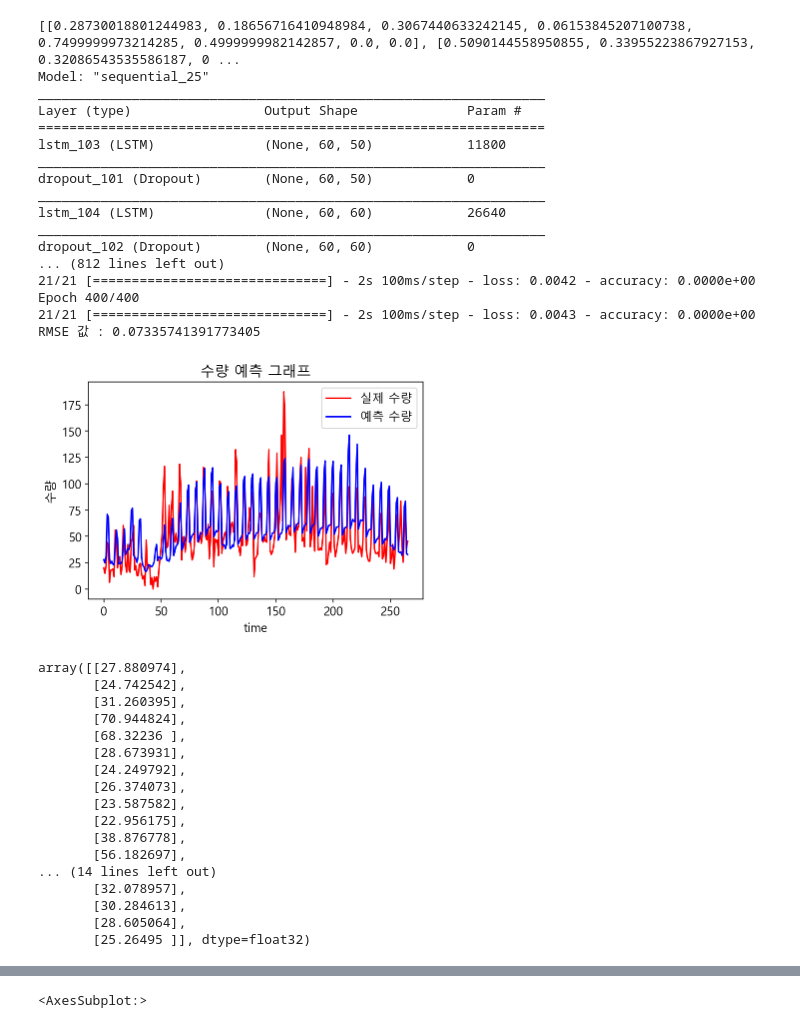
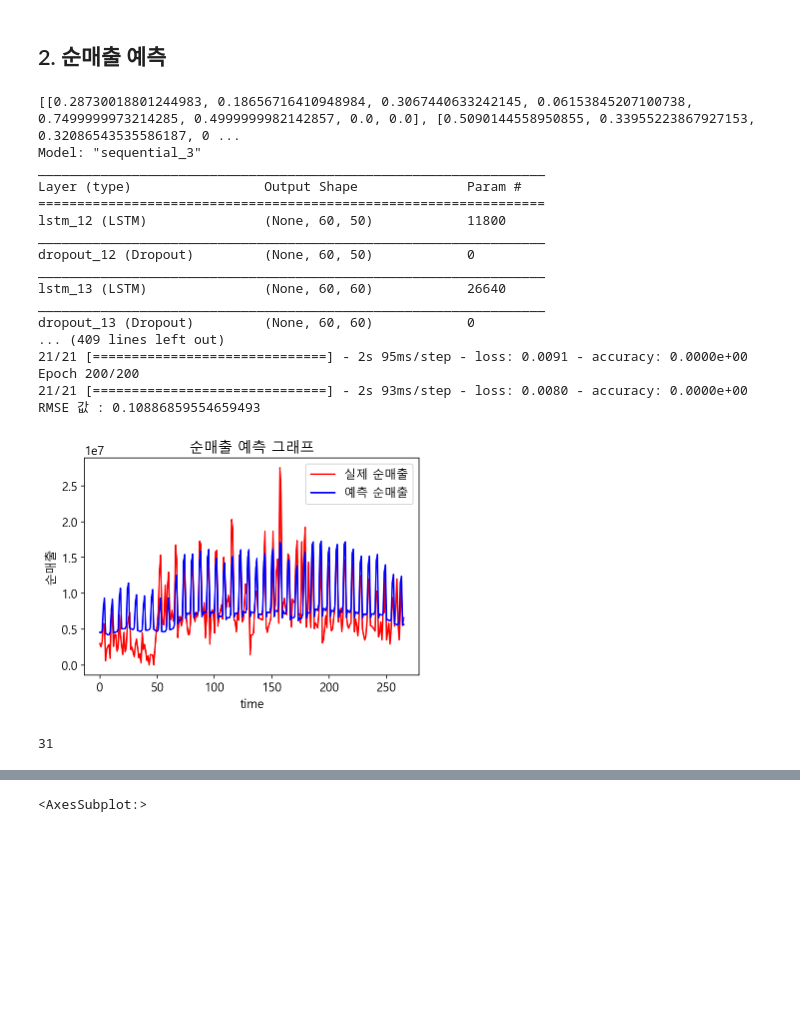
Before and after one commit to anntae1202/-, a Jupyter notebook: raw-super.ipynb, the cells around one changed output, grey strips where cells are left out. Drawn from its saved outputs; the diff is of its cells as text; code cells hidden in the pictures; blank space fills up the shorter version.

```diff
--- a/raw-super.ipynb
+++ b/raw-super.ipynb
@@ -19,9 +0,0 @@ memory usage: 59.1+ KB
-# %%
-import numpy as np
-import pandas as pd
-
-data=pd.read_csv("./Raw.csv",thousands = ',')
-data.head(30)
-data.head()
-data.tail()
-#2020년 1월은 31일까지 존재. 1월 1일은 944번째.즉, 974번째까지 예측
@@ -43,9 +190,11 @@ Index(['판매일자', ' 매출', ' 순매출', ' 수량', ' 평균소비자가'
+# %% [markdown]
+## 2. 순매출 예측
 # %%
-# lstm 수량 예측
-
 from tensorflow.keras import Sequential
 from tensorflow.keras.layers import Dense, LSTM, Dropout
 import numpy as np
+import pandas as pd
+from datetime import datetime
 import matplotlib.pyplot as plt
 import matplotlib as mpl
 import matplotlib.pylab as pllt
@@ -54,7 +203,6 @@ raw_df=pd.read_csv("./Raw.csv",thousands = ',')
 raw_df=raw_df.rename(columns={' 매출':'매출',' 순매출':'순매출',
                                 ' 수량':'수량', ' 평균소비자가':'평균소비자가',
                                 ' Stores':'Stores', ' SKU':'SKU'})
-
 
 ##### 새로운 변수 추가######
 
@@ -89,7 +237,7 @@ dfx = raw_df[['순매출','수량', '평균소비자가',
               'week','highsku']] # 이거 갯수=data_size 수
 
 dfx = MinMaxScaler1(dfx)
-dfy = dfx[['수량']]
+dfy = dfx[['순매출']]
 
 x = dfx.values.tolist()
 y = dfy.values.tolist()
@@ -155,72 +303,55 @@ print(f"RMSE 값 : {rmse}")
 
 
 # 역정규화 필요
-scale=1/(dfx['수량']/raw_df['수량'])
+scale=1/(dfx['순매출']/raw_df['순매출'])
 
 
 #print(scale)
 #%% 역정규화시켜야함.즉, 원래의 데이터로 만들어야해서
 pred_y=pred_y*scale[0]
 test_y=test_y*scale[0]
 #print(pred_y)
 #print(test_y)
-
 
 
 # Visualising the results
 %matplotlib inline
 
 plt.figure()
 pllt.rcParams["font.family"]="Malgun Gothic"
 pllt.rcParams["font.size"]=12
 pllt.rcParams["figure.figsize"]=(14,4)
 mpl.rcParams['axes.unicode_minus']=False
 
-plt.plot(test_y, color='red', label='실제 수량')
-plt.plot(pred_y, color='blue', label='예측 수량')
-plt.title('수량 예측 그래프')
+plt.plot(test_y, color='red', label='실제 순매출')
+plt.plot(pred_y, color='blue', label='예측 순매출')
+plt.title('순매출 예측 그래프')
 plt.xlabel('time')
-plt.ylabel('수량')
+plt.ylabel('순매출')
 plt.legend()
 plt.show()
 %config InlineBackend.figure_format = 'retina'
 
 
-a= pred_y[:30]
-a
+result2= pred_y[:31]
+len(result2)
 # %% [output]
 [[0.28730018801244983, 0.18656716410948984, 0.3067440633242145, 0.06153845207100738, 0.7499999973214285, 0.4999999982142857, 0.0, 0.0], [0.5090144558950855, 0.33955223867927153, 0.32086543535586187, 0 ...
-Model: "sequential_25"
+Model: "sequential_3"
 _________________________________________________________________
 Layer (type)                 Output Shape              Param #
 =================================================================
-lstm_103 (LSTM)              (None, 60, 50)            11800
+lstm_12 (LSTM)               (None, 60, 50)            11800
 _________________________________________________________________
-dropout_101 (Dropout)        (None, 60, 50)            0
+dropout_12 (Dropout)         (None, 60, 50)            0
 _________________________________________________________________
-lstm_104 (LSTM)              (None, 60, 60)            26640
+lstm_13 (LSTM)               (None, 60, 60)            26640
 _________________________________________________________________
-dropout_102 (Dropout)        (None, 60, 60)            0
-... (812 lines left out)
-21/21 [==============================] - 2s 100ms/step - loss: 0.0042 - accuracy: 0.0000e+00
-Epoch 400/400
-21/21 [==============================] - 2s 100ms/step - loss: 0.0043 - accuracy: 0.0000e+00
-RMSE 값 : 0.07335741391773405
+dropout_13 (Dropout)         (None, 60, 60)            0
+... (409 lines left out)
+21/21 [==============================] - 2s 95ms/step - loss: 0.0091 - accuracy: 0.0000e+00
+Epoch 200/200
+21/21 [==============================] - 2s 93ms/step - loss: 0.0080 - accuracy: 0.0000e+00
+RMSE 값 : 0.10886859554659493
-[figure, old version]
+[figure, new version]
-array([[27.880974],
-       [24.742542],
-       [31.260395],
-       [70.944824],
-       [68.32236 ],
-       [28.673931],
-       [24.249792],
-       [26.374073],
-       [23.587582],
-       [22.956175],
-       [38.876778],
-       [56.182697],
-... (14 lines left out)
-       [32.078957],
-       [30.284613],
-       [28.605064],
-       [25.26495 ]], dtype=float32)
+31
```
Also changed, not shown: parts of 21 cells of this notebook.
